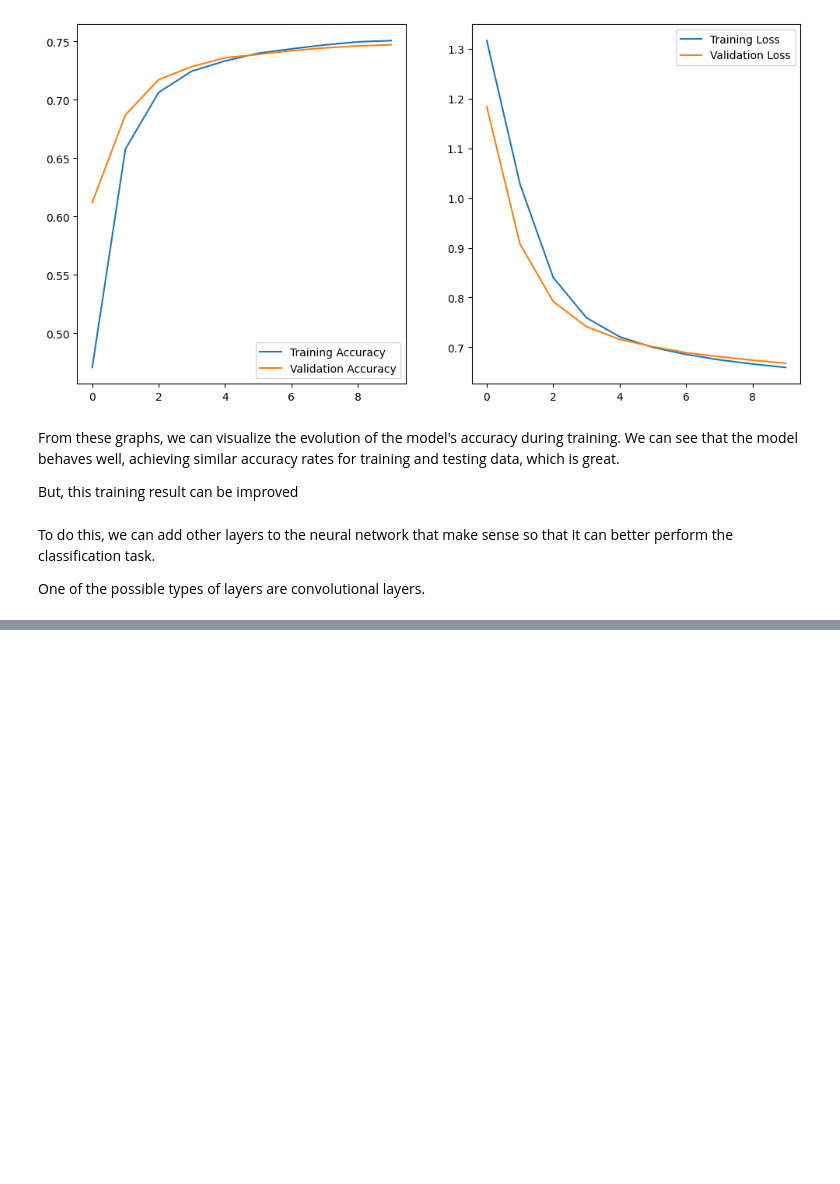
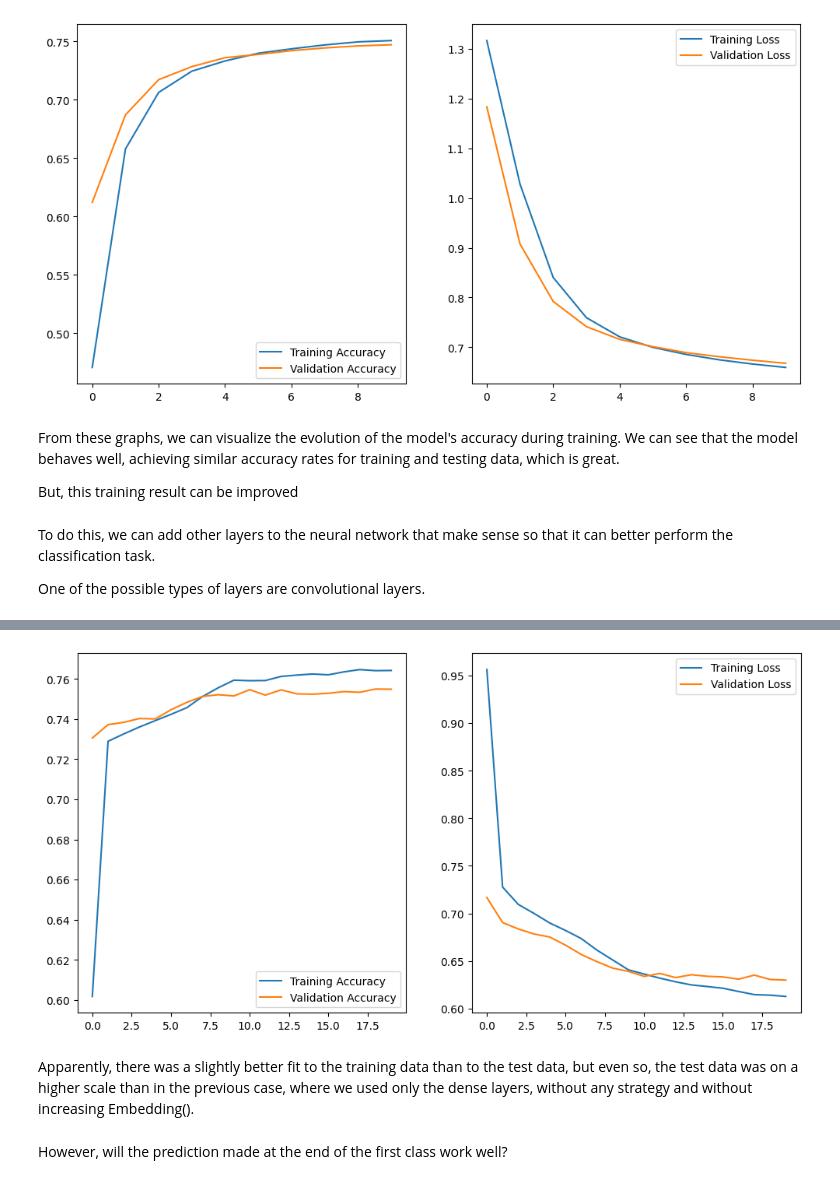
Before and after one commit to viktoruebelhart/Keras_NPL_News, a Jupyter notebook: Keras_NPL_news.ipynb, the cells around one changed output, grey strips where cells are left out. Cells and saved outputs as stored; diff of their text form; code cells hidden in the pictures; blank space fills up the shorter version.

```diff
--- a/Keras_NPL_news.ipynb
+++ b/Keras_NPL_news.ipynb
@@ -277,0 +308,20 @@ Detected at node sequential_1_1/conv1d_3_1/add defined at (most recent call last
+# %%
+model = tf.keras.Sequential([
+    encoder,
+    tf.keras.layers.Embedding(
+        input_dim=len(encoder.get_vocabulary()),
+        output_dim=64,
+        mask_zero=True
+    ),
+    tf.keras.layers.Bidirectional(tf.keras.layers.LSTM(64, return_sequences=True)),
+    tf.keras.layers.Bidirectional(tf.keras.layers.LSTM(32)),
+    tf.keras.layers.Dense(64, activation='relu'),
+    tf.keras.layers.Dropout(0.5),
+    tf.keras.layers.Dense(4, activation='softmax')
+])
+# %%
+model.compile(optimizer=tf.keras.optimizers.Adam(1e-4), loss='sparse_categorical_crossentropy', metrics=['accuracy'])
+# %%
+epochs = 20
+# %%
+history = model.fit(x_train, y_train, epochs=epochs, validation_data=(x_test, y_test))
@@ -277,0 +349,8 @@ Detected at node sequential_1_1/conv1d_3_1/add defined at (most recent call last
+# %%
+plot_results(history,epochs)
+# %% [output]
+[figure, added]
+# %% [markdown]
+Apparently, there was a slightly better fit to the training data than to the test data, but even so, the test data was on a higher scale than in the previous case, where we used only the dense layers, without any strategy and without increasing Embedding().
+# %% [markdown]
+However, will the prediction made at the end of the first class work well?
```
Also changed, not shown: parts of 12 cells of this notebook.
